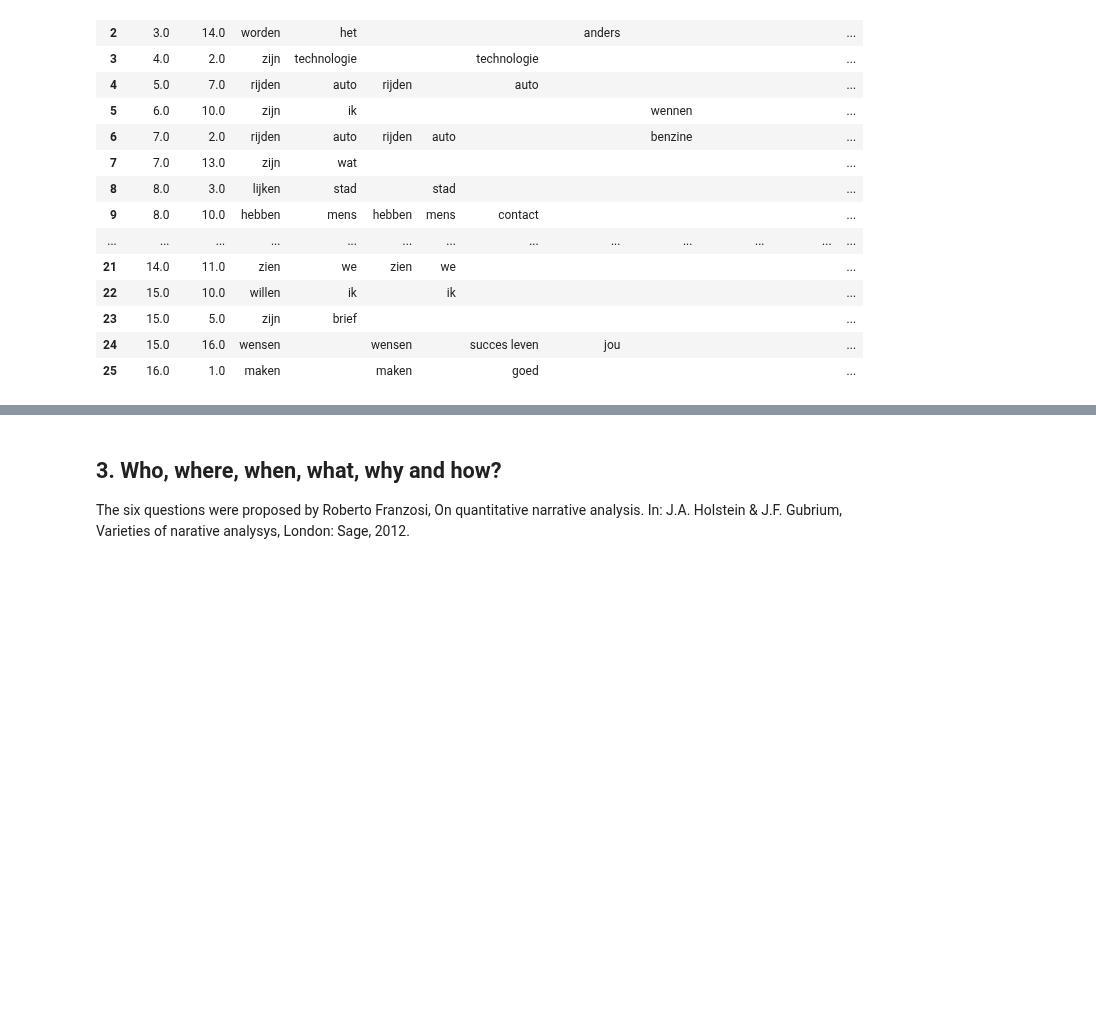
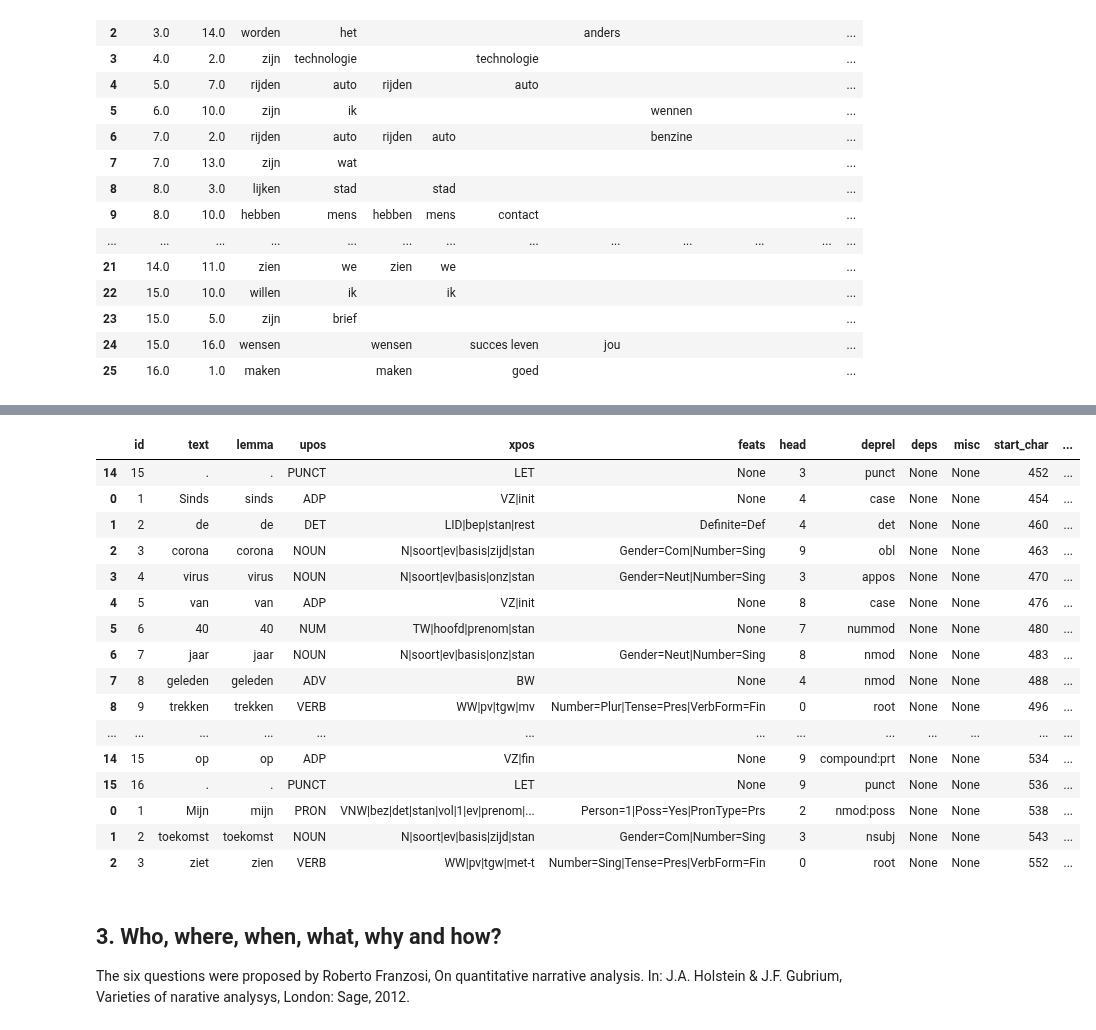
Before and after one commit to navigating-stories/notebooks, a Jupyter notebook: stroll_srl_test.ipynb, the cells around one changed output, grey strips where cells are left out. Drawn from its saved outputs; the diff is of its cells as text; code cells hidden in the pictures; blank space fills up the shorter version.

```diff
--- a/stroll_srl_test.ipynb
+++ b/stroll_srl_test.ipynb
@@ -305,3 +287,23 @@ nlp_table_df[3:15]
+# %%
+nlp_table_df[90:110]
+# %% [output]
+|  | id | text | lemma | upos | xpos | feats | head | deprel | deps | misc | start_char | ... |
+| 14 | 15 | . | . | PUNCT | LET | None | 3 | punct | None | None | 452 | ... |
+| 0 | 1 | Sinds | sinds | ADP | VZ|init | None | 4 | case | None | None | 454 | ... |
+| 1 | 2 | de | de | DET | LID|bep|stan|rest | Definite=Def | 4 | det | None | None | 460 | ... |
+| 2 | 3 | corona | corona | NOUN | N|soort|ev|basis|zijd|stan | Gender=Com|Number=Sing | 9 | obl | None | None | 463 | ... |
+| 3 | 4 | virus | virus | NOUN | N|soort|ev|basis|onz|stan | Gender=Neut|Number=Sing | 3 | appos | None | None | 470 | ... |
+| 4 | 5 | van | van | ADP | VZ|init | None | 8 | case | None | None | 476 | ... |
+| 5 | 6 | 40 | 40 | NUM | TW|hoofd|prenom|stan | None | 7 | nummod | None | None | 480 | ... |
+| 6 | 7 | jaar | jaar | NOUN | N|soort|ev|basis|onz|stan | Gender=Neut|Number=Sing | 8 | nmod | None | None | 483 | ... |
+| 7 | 8 | geleden | geleden | ADV | BW | None | 4 | nmod | None | None | 488 | ... |
+| 8 | 9 | trekken | trekken | VERB | WW|pv|tgw|mv | Number=Plur|Tense=Pres|VerbForm=Fin | 0 | root | None | None | 496 | ... |
+| ... | ... | ... | ... | ... | ... | ... | ... | ... | ... | ... | ... | ... |
+| 14 | 15 | op | op | ADP | VZ|fin | None | 9 | compound:prt | None | None | 534 | ... |
+| 15 | 16 | . | . | PUNCT | LET | None | 9 | punct | None | None | 536 | ... |
+| 0 | 1 | Mijn | mijn | PRON | VNW|bez|det|stan|vol|1|ev|prenom|... | Person=1|Poss=Yes|PronType=Prs | 2 | nmod:poss | None | None | 538 | ... |
+| 1 | 2 | toekomst | toekomst | NOUN | N|soort|ev|basis|zijd|stan | Gender=Com|Number=Sing | 3 | nsubj | None | None | 543 | ... |
+| 2 | 3 | ziet | zien | VERB | WW|pv|tgw|met-t | Number=Sing|Tense=Pres|VerbForm=Fin | 0 | root | None | None | 552 | ... |
 # %% [markdown]
 ## 3. Who, where, when, what, why and how?
 
```
Also changed, not shown: parts of 6 cells of this notebook.
